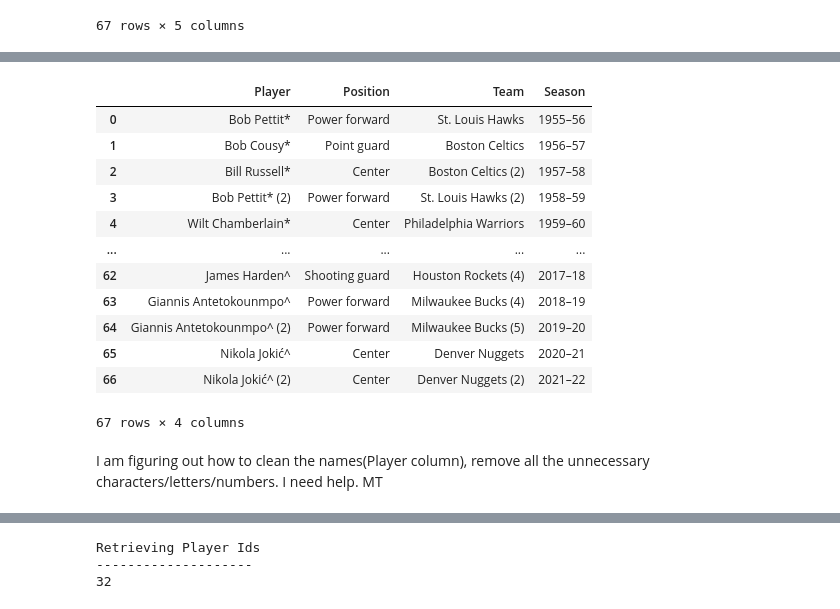
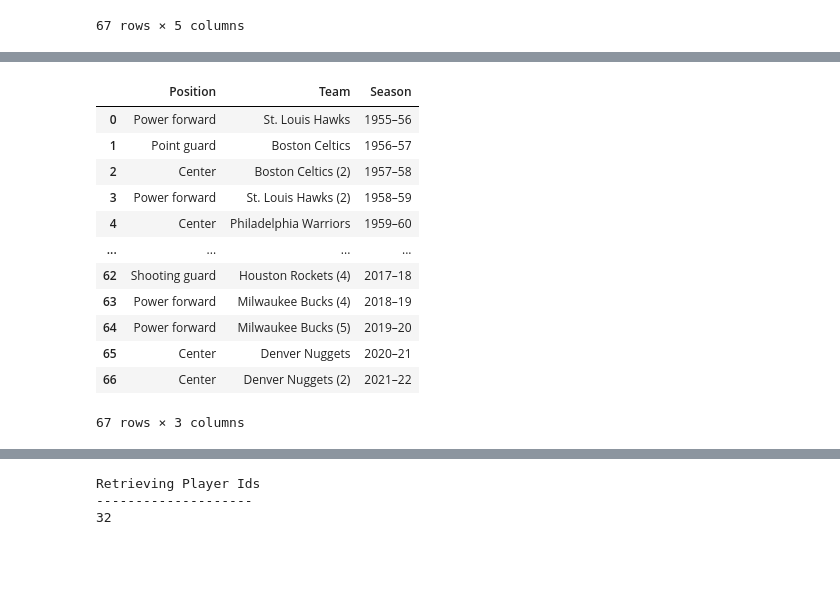
Before and after one commit to YoussoufIY/NBA-Draft-Analysis, a Jupyter notebook: NBA Project.ipynb, the cells around one changed output, grey strips where cells are left out. Saved outputs shown, nothing was run; the diff lists cells and outputs as text; code cells hidden in the pictures; blank space fills up the shorter version.

```diff
--- a/NBA Project.ipynb
+++ b/NBA Project.ipynb
@@ -386,7 +482,7 @@ Most_Valuable_Players
 | 66 | 2021–22 | Nikola Jokić^ (2) | Center | Serbia | Denver Nuggets (2) |
 67 rows × 5 columns
 # %%
-Most_Valuable_Players_drop_col = Most_Valuable_Players.drop(columns=['Nationality'])
+Most_Valuable_Players_drop_col = Most_Valuable_Players.drop(columns=['Nationality','Player'])
 MVP_Players = Most_Valuable_Players_drop_col
 MVP_Players
 # %% [output]
@@ -406,20 +543,18 @@ MVP_Players
 # %%
 # Reorganizing the columns using double brackets
-MVP_data = MVP_Players[['Player','Position','Team','Season']]
+MVP_data = MVP_Players[['Position','Team','Season']]
 MVP_data
 # %% [output]
-|  | Player | Position | Team | Season |
-| 0 | Bob Pettit* | Power forward | St. Louis Hawks | 1955–56 |
-| 1 | Bob Cousy* | Point guard | Boston Celtics | 1956–57 |
-| 2 | Bill Russell* | Center | Boston Celtics (2) | 1957–58 |
-| 3 | Bob Pettit* (2) | Power forward | St. Louis Hawks (2) | 1958–59 |
-| 4 | Wilt Chamberlain* | Center | Philadelphia Warriors | 1959–60 |
-| ... | ... | ... | ... | ... |
-| 62 | James Harden^ | Shooting guard | Houston Rockets (4) | 2017–18 |
-| 63 | Giannis Antetokounmpo^ | Power forward | Milwaukee Bucks (4) | 2018–19 |
-| 64 | Giannis Antetokounmpo^ (2) | Power forward | Milwaukee Bucks (5) | 2019–20 |
-| 65 | Nikola Jokić^ | Center | Denver Nuggets | 2020–21 |
-| 66 | Nikola Jokić^ (2) | Center | Denver Nuggets (2) | 2021–22 |
+|  | Position | Team | Season |
+| 0 | Power forward | St. Louis Hawks | 1955–56 |
+| 1 | Point guard | Boston Celtics | 1956–57 |
+| 2 | Center | Boston Celtics (2) | 1957–58 |
+| 3 | Power forward | St. Louis Hawks (2) | 1958–59 |
+| 4 | Center | Philadelphia Warriors | 1959–60 |
+| ... | ... | ... | ... |
+| 62 | Shooting guard | Houston Rockets (4) | 2017–18 |
+| 63 | Power forward | Milwaukee Bucks (4) | 2018–19 |
+| 64 | Power forward | Milwaukee Bucks (5) | 2019–20 |
+| 65 | Center | Denver Nuggets | 2020–21 |
+| 66 | Center | Denver Nuggets (2) | 2021–22 |
-67 rows × 4 columns
+67 rows × 3 columns
-# %% [markdown]
-I am figuring out how to clean the names(Player column), remove all the unnecessary characters/letters/numbers. I need help. MT
```
Also changed, not shown: parts of 23 cells of this notebook, 2 other files.
